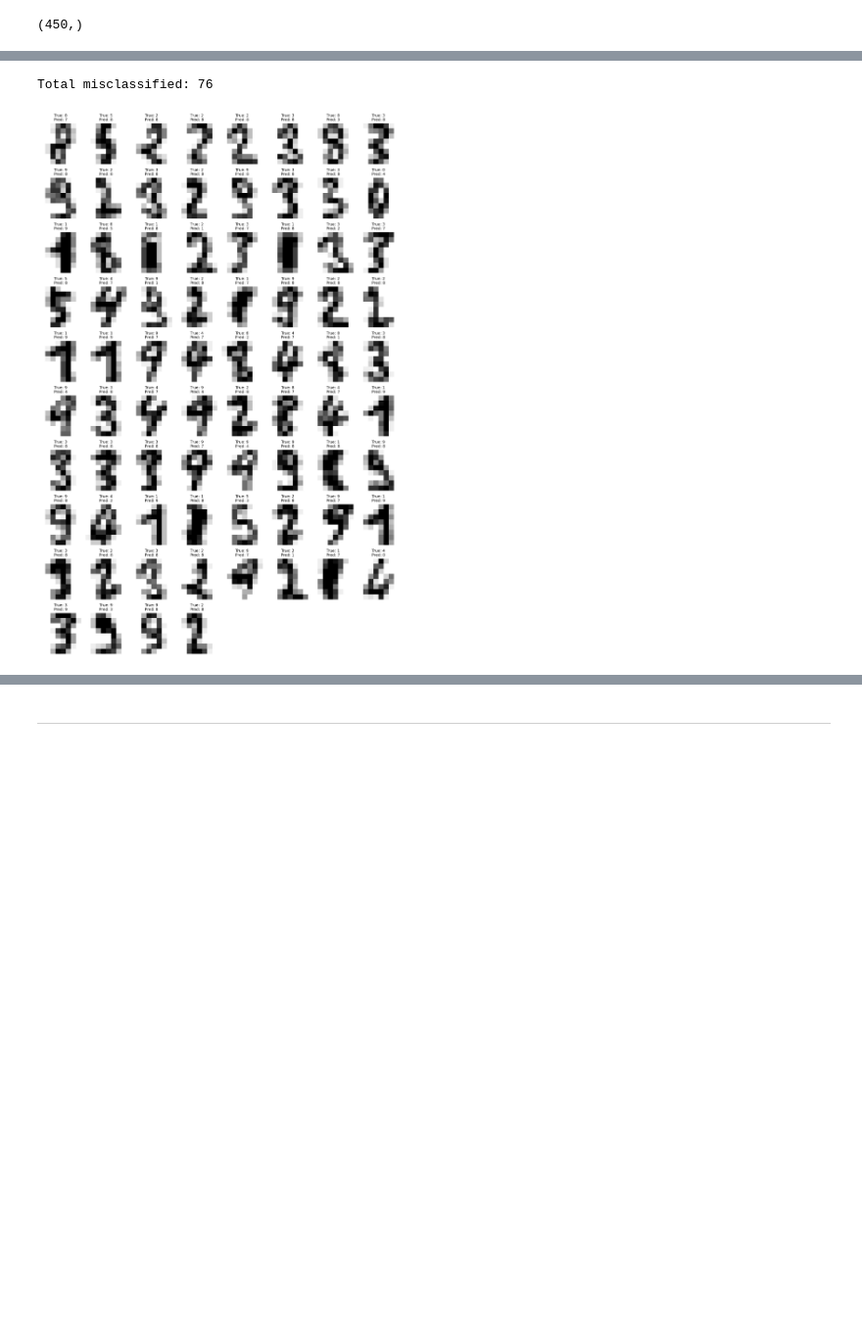
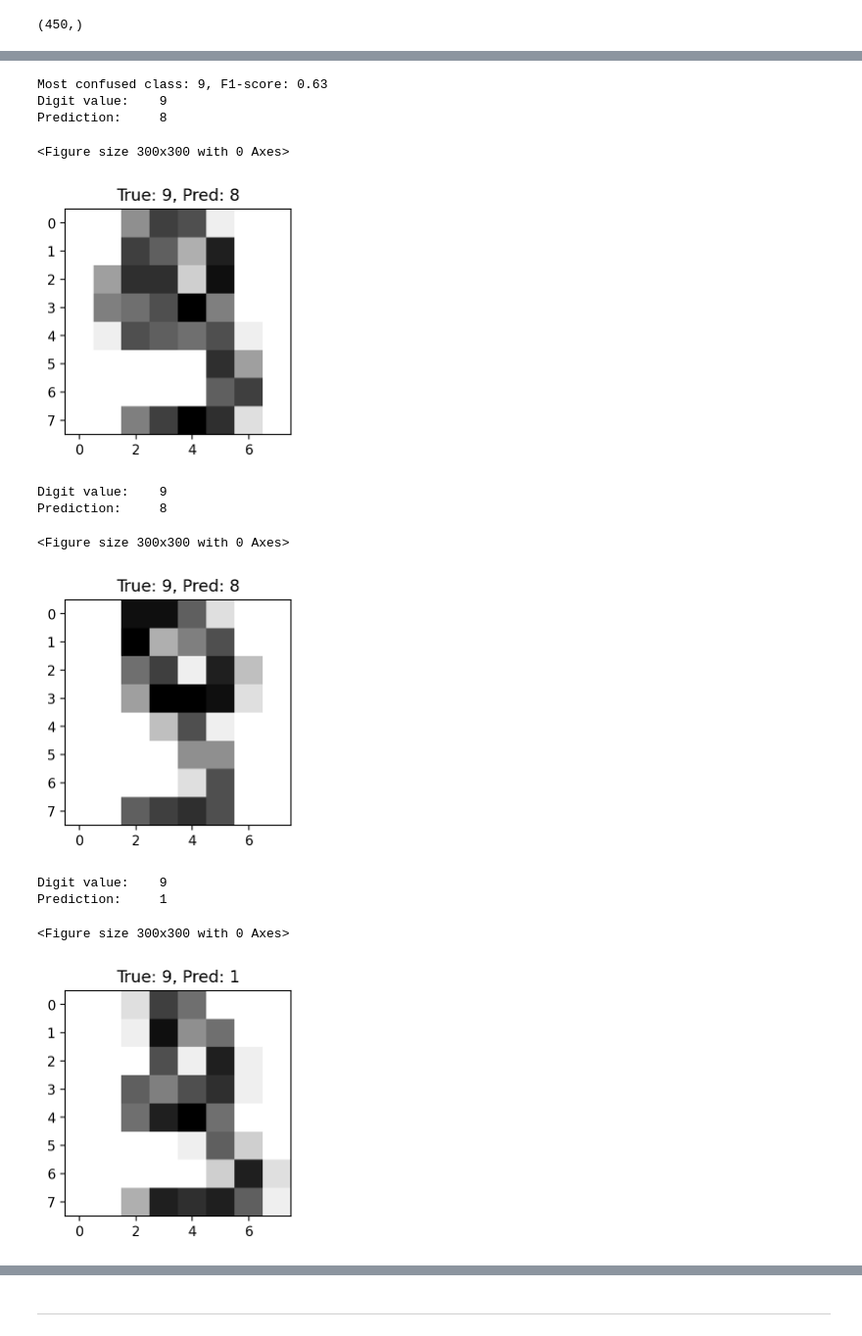
Before and after one commit to OloruntobiOlutola/Hands-on-ML, a Jupyter notebook: TP 2 - Scikit-Learn - Evaluation.ipynb, the cells around one changed output, grey strips where cells are left out. Shown: that part at 98% size. Saved outputs shown, nothing was run; the diff lists cells and outputs as text; code cells hidden in the pictures; blank space fills up the shorter version.

```diff
--- a/TP 2 - Scikit-Learn - Evaluation.ipynb
+++ b/TP 2 - Scikit-Learn - Evaluation.ipynb
@@ -222,31 +213,26 @@ Prediction:     8
-# %%
-# Plot all misclassified digits in a grid
-misclassified_indices = index[0]  # Extract the array from tuple
-n_misclassified = len(misclassified_indices)
-
-print(f"Total misclassified: {n_misclassified}\n")
-
-# Calculate grid dimensions
-n_cols = 8  # Number of columns in the grid
-n_rows = (n_misclassified + n_cols - 1) // n_cols  # Ceiling division
-
-# Create figure with subplots
-fig, axes = plt.subplots(n_rows, n_cols, figsize=(n_cols * 1.5, n_rows * 1.8))
-axes = axes.flatten() if n_misclassified > 1 else [axes]
-
-# Plot each misclassified digit
-for i, idx in enumerate(misclassified_indices):
-    ax = axes[i]
-    ax.imshow(X_test[idx].reshape(8, -1), cmap=plt.cm.gray_r, interpolation="nearest")
-    ax.set_title(f"True: {y_test[idx]}\nPred: {y_pred[idx]}", fontsize=9)
-    ax.axis('off')
-
-# Hide unused subplots
-for i in range(n_misclassified, len(axes)):
-    axes[i].axis('off')
-
-plt.tight_layout()
-plt.show()
-# %% [output]
-Total misclassified: 76
-[figure, removed]
+# %%
+confusing_indices = np.where(y_pred != y_test)
+f1_scores = f1_score(y_test, y_pred, average=None)
+
+most_confused_class = np.argmin(f1_scores)
+
+print(f"Most confused class: {most_confused_class}, F1-score: {f1_scores[most_confused_class]:.2f}")
+
+misclassified_indices = np.where((y_pred != y_test) & (y_test == most_confused_class))[0]
+
+for i in misclassified_indices:
+    plot_digit(i, X_test, y_test, y_pred)
+# %% [output]
+Most confused class: 9, F1-score: 0.63
+Digit value:    9
+Prediction:     8
+<Figure size 300x300 with 0 Axes>
+[figure, added]
+Digit value:    9
+Prediction:     8
+<Figure size 300x300 with 0 Axes>
+[figure, added]
+Digit value:    9
+Prediction:     1
+<Figure size 300x300 with 0 Axes>
+[figure, added]
```
Also changed, not shown: parts of 15 cells of this notebook.
